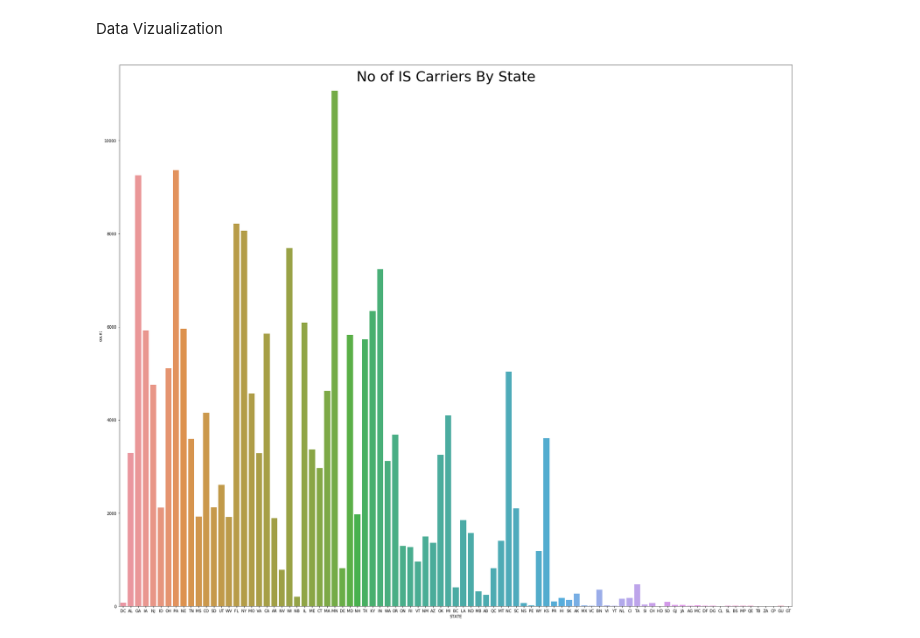
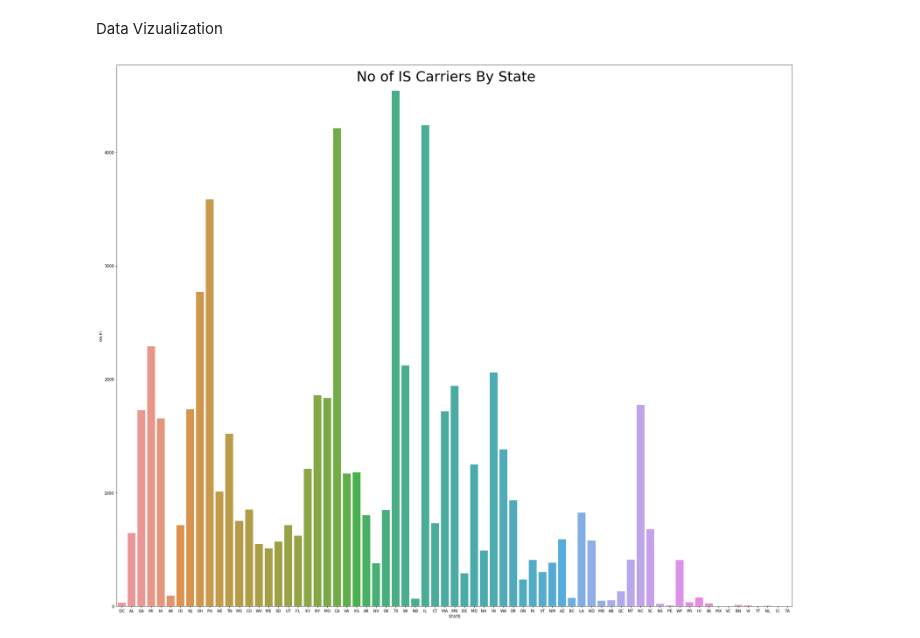
Before and after one commit to raedjamw/Chameleon-Trucking, a Jupyter notebook: Phase_1/IS_Carriers.ipynb, the cells around one changed output. Saved outputs shown, nothing was run; the diff lists cells and outputs as text; code cells hidden in the pictures.

Commit message:
Add files via upload
modularized notebook is_carriers

```diff
--- a/Phase_1/IS_Carriers.ipynb
+++ b/Phase_1/IS_Carriers.ipynb
@@ -90,0 +20,9 @@ Concat_IS.shape
+# %%
+# Call the instance MySQL Class
+db_call_1 = MySQL_Operations('enter_your_user','enter_your_password','enter_your_host','enter_your_database')
+
+# check the engine
+print(db_call_1.Engine_Connection()[0])
+
+# check the connection
+print(db_call_1.Database_Connection()[0])
@@ -90,0 +48,16 @@ Concat_IS.shape
+# %%
+# get the engine object
+engine = db_call_1.Database_Connection()[1]
+
+# Fetch the is_company_coordinates table and convert table to dataframe
+IS_Coords = pd.read_sql('SELECT * FROM is_company_coordinates', con=engine)
+
+# Fetch the in_service_carriers table and convert table to dataframe
+IS_Carrier_Names = pd.read_sql('SELECT * FROM in_service_carriers', con=engine)
+
+# # close cursor
+# cursor.close()
+
+# Merge both dataframes so we have all information for the IS Companies
+IS_Merged = pd.merge(IS_Carrier_Names,IS_Coords, on = ['USDOT'], how = 'inner')
+IS_Merged.shape
@@ -90,0 +66,14 @@ Concat_IS.shape
+# %%
+# Rename columns
+IS_Merged.rename(columns={'legal_name': "LEGAL_NAME", 'dba_name': "dba_name"
+                  ,'ENT_PHY_STATE': "STATE", 'ENT_PHY_CITY': "CITY",'ENT_PHY_ADDRESS': "FULL_ADDRESS"}, inplace=True)
+
+#Save the IS_Merged to MySQL Server
+engine1 = create_engine('mysql+mysqlconnector://enter_your_user:enter_your_password@enter_your_host/enter_your_database')
+# IS_Merged.to_sql('IS_Geocord_With_Address', con = engine1, if_exists='replace', index=False)
+
+# # Verifiy the table is saved
+# cursor = connection.cursor(prepared=True)
+# cursor.execute("SHOW TABLES")
+# records = cursor.fetchmany(3)
+# records
@@ -113,14 +130,14 @@ Data Vizualization
 # %%
 #Count By State
 
 plt.figure(figsize=(25,20))
 
-St_plt = sns.countplot(x="STATE", data = Cl_STATE_Df1)
+St_plt = sns.countplot(x="STATE", data = IS_Merged)
 plt.suptitle('No of IS Carriers By State',fontsize=36)
 plt.tight_layout()
 plt.show()
 # %% [output]
-[figure, old version]
+[figure, new version]
 # %%
 # Plot of Texas for example
 fig = plt.figure(figsize=(12, 15))
```
Also changed, not shown: parts of 20 cells of this notebook.
